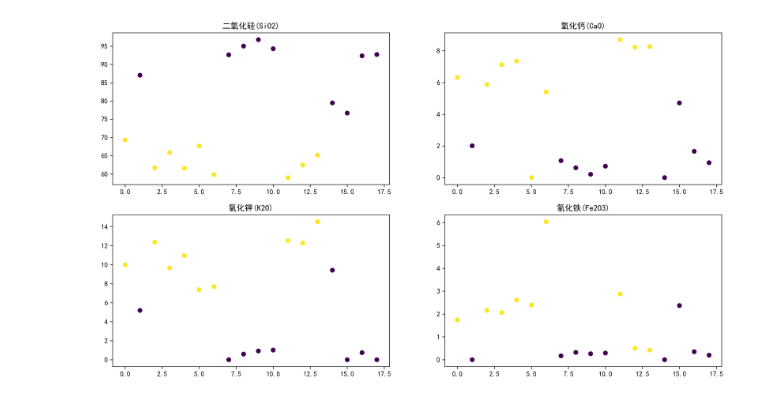
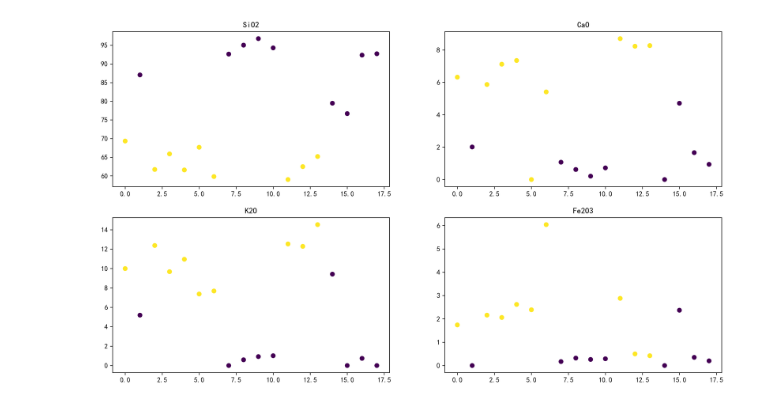
Before and after one commit to heshuji/paper, a Jupyter notebook: ancient_glass/MiniBatchKMeans.ipynb, the cells around one changed output. Cells and saved outputs as stored; diff of their text form; code cells hidden in the pictures.

```diff
--- a/ancient_glass/MiniBatchKMeans.ipynb
+++ b/ancient_glass/MiniBatchKMeans.ipynb
@@ -13,7 +13,7 @@ plt.rcParams["axes.unicode_minus"]=False #该语句解决图像中的“-”负
 # %matplotlib inline
 df=pd.read_excel('./合并表格.xlsx')
 # %%
-data_hk=df[df["类型"]=="高钾"]
+data_hk=df[df["Types"]=="High potassium"]
 data_hk=data_hk.iloc[:,1:15]
 
 from sklearn.metrics import calinski_harabasz_score
@@ -32,7 +32,7 @@ for i in range(2,6):
     tim=int('22{}'.format(i))-1
     plt.subplot(tim)
     plt.scatter(reduced_X[:,0],reduced_X[:,1],c=y_pred,s=4)
-    plt.title("聚{}类 calinski_harabaz指数:{}".format(i,round(score,2)))
+    plt.title("Cluster {} calinski harabaz index:{}".format(i,round(score,2)))
 
 
 plt.show()
@@ -114,33 +111,33 @@ plt.show()
 # %%
 fig = plt.figure(figsize=(16,9), dpi=300)
 plt.subplot(2,2,1)
-plt.scatter(range(len(data_hk)),data_hk["二氧化硅(SiO2)"],c=data_hk.loc[:,"分类"])
-plt.title("二氧化硅(SiO2)")
+plt.scatter(range(len(data_hk)),data_hk["SiO2"],c=data_hk.loc[:,"分类"])
+plt.title("SiO2")
 
 plt.subplot(2,2,2)
-plt.scatter(range(len(data_hk)),data_hk["氧化钙(CaO)"],c=data_hk.loc[:,"分类"])
-plt.title("氧化钙(CaO)")
+plt.scatter(range(len(data_hk)),data_hk["CaO"],c=data_hk.loc[:,"分类"])
+plt.title("CaO")
 
 plt.subplot(2,2,3)
-plt.scatter(range(len(data_hk)),data_hk["氧化钾(K2O)"],c=data_hk.loc[:,"分类"])
-plt.title("氧化钾(K2O)")
+plt.scatter(range(len(data_hk)),data_hk["K2O"],c=data_hk.loc[:,"分类"])
+plt.title("K2O")
 
 plt.subplot(2,2,4)
-plt.scatter(range(len(data_hk)),data_hk["氧化铁(Fe2O3)"],c=data_hk.loc[:,"分类"])
-plt.title("氧化铁(Fe2O3)")
+plt.scatter(range(len(data_hk)),data_hk["Fe2O3"],c=data_hk.loc[:,"分类"])
+plt.title("Fe2O3")
 
 
 plt.show()
 
 
 # fig = plt.figure(figsize=(16,9), dpi=300)
 # for i in range(14):
 
 #     print(data_hk.columns[i])
 #     plt.subplot(3,5,i+1)
 #     plt.scatter(range(len(data_hk)),data_hk["{}".format(data_hk.columns[i])],c=data_hk.loc[:,"分类"])
 #     plt.title(data_hk.columns[i])
 
 # plt.show()
 # %% [output]
-[figure, old version]
+[figure, new version]
```
Also changed, not shown: parts of 4 cells of this notebook, 4 other files.
